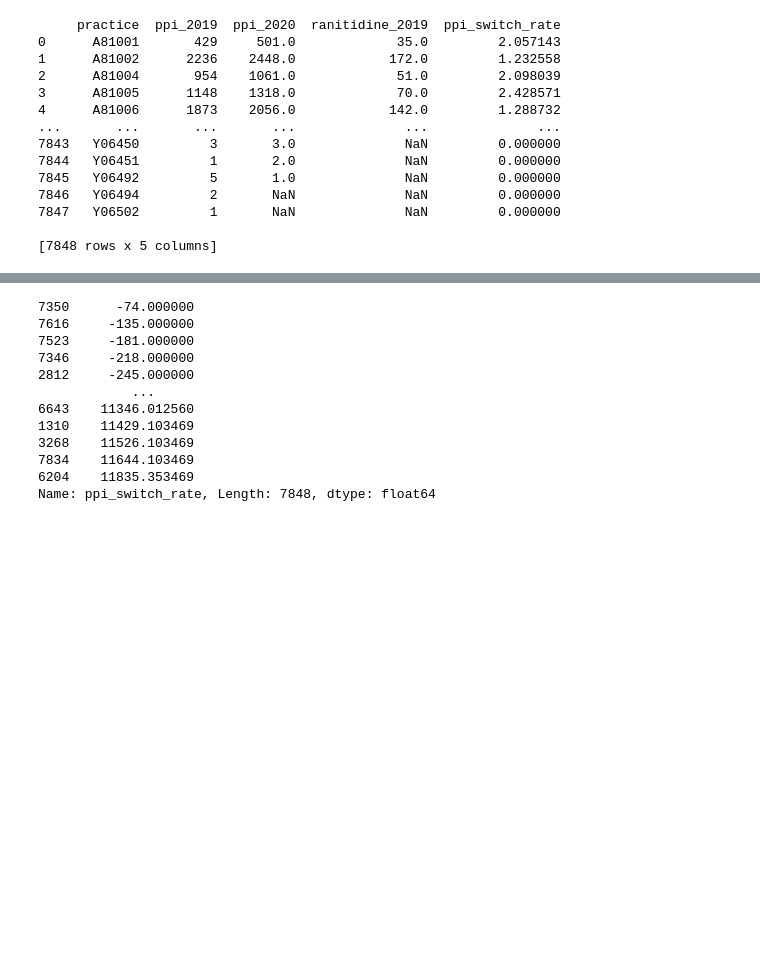
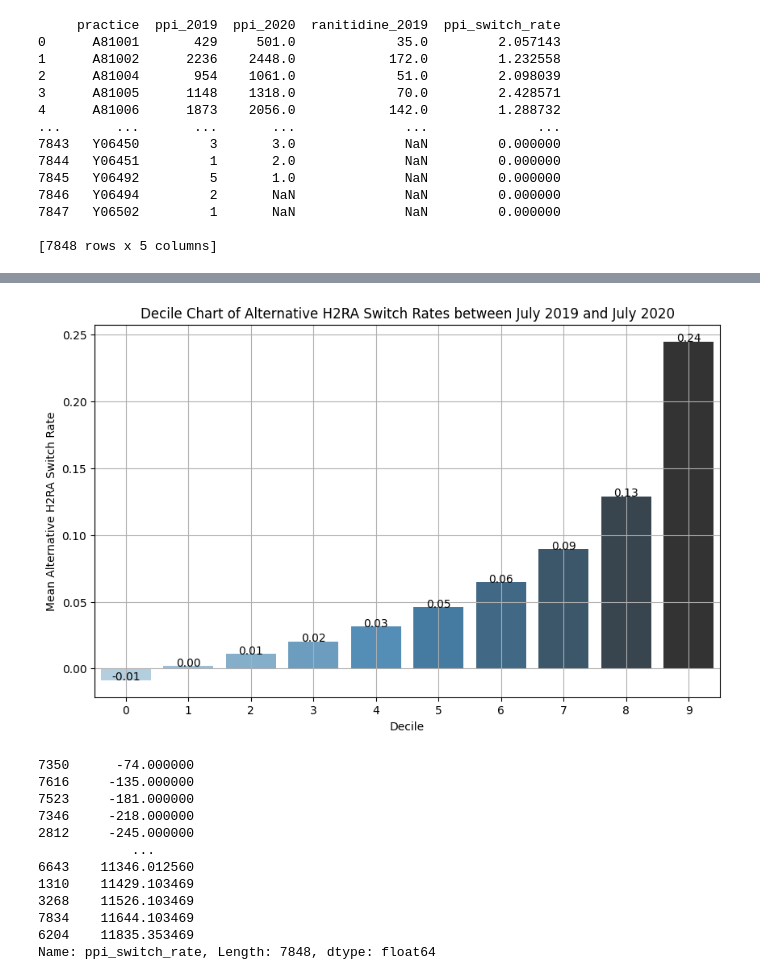
Before and after one commit to avanthika-sivakumar/med-student-omeprazole, a Jupyter notebook: notebooks/Omeprazole shortage.ipynb, the cells around one changed output, grey strips where cells are left out. Cells and saved outputs as stored; diff of their text form; code cells hidden in the pictures; blank space fills up the shorter version.

```diff
--- a/notebooks/Omeprazole shortage.ipynb
+++ b/notebooks/Omeprazole shortage.ipynb
@@ -1103,0 +1133,19 @@ print (PPI_switch_rate)
+# %%
+#Doing the same for alternative H2RAs
+
+#aggregating by practice for July 2019 and 2020
+H2RA_2019 = data_filtered_alternative_H2RA[data_filtered_alternative_H2RA['month'] == '2019-07-01'].groupby('practice')['items'].sum().reset_index(name='H2RA_2019')
+H2RA_2020 = data_filtered_alternative_H2RA[data_filtered_alternative_H2RA['month'] == '2020-07-01'].groupby('practice')['items'].sum().reset_index(name='H2RA_2020')
+
+#Calculating H2RA switch rate
+H2RA_switch_rate = H2RA_2019.merge(H2RA_2020, on='practice', how='left').merge(ranitidine_2019, on='practice', how='left') #create switchrate dataframe
+
+H2RA_switch_rate['H2RA_switch_rate'] = (H2RA_switch_rate['H2RA_2020'] - H2RA_switch_rate['H2RA_2019']) / H2RA_switch_rate['ranitidine_2019']
+
+#Account for NaN and positive / negative infinity
+H2RA_switch_rate['H2RA_switch_rate'] = H2RA_switch_rate['H2RA_switch_rate'].fillna(0)
+H2RA_switch_rate['H2RA_switch_rate'] = H2RA_switch_rate['H2RA_switch_rate'].replace([float('inf'), -float('inf')], 0)
+
+#fillna 0 for all of these cases.
+
+print (H2RA_switch_rate)
@@ -1104,3 +1167,32 @@ print (PPI_switch_rate)
+# %%
+# Step 1: Clean the data by removing NaN values from the 'H2RA_switch_rate' column. only rows that have values for both timepoints will remain.
+H2RA_switch_rate_cleaned = H2RA_switch_rate.dropna().copy()
+
+# Step 2: Calculate the deciles
+H2RA_switch_rate_cleaned.loc[:, 'decile'] = pd.qcut(H2RA_switch_rate_cleaned['H2RA_switch_rate'], 10, labels=False)
+#.loc is to specifically select decile column and avoid errors.
+
+# Step 3: Group by decile and calculate the mean ppi_switch_rate for each decile
+H2RA_decile_summary = H2RA_switch_rate_cleaned.groupby('decile')['H2RA_switch_rate'].mean()
+
+# Step 4: Plot the decile chart using seaborn
+plt.figure(figsize=(10, 6))
+sns.barplot(x=H2RA_decile_summary.index, y=H2RA_decile_summary.values, hue=H2RA_decile_summary.index, palette="Blues_d", legend=False)
+
+# Customize the chart
+plt.title('Decile Chart of Alternative H2RA Switch Rates between July 2019 and July 2020')
+plt.xlabel('Decile')
+plt.ylabel('Mean Alternative H2RA Switch Rate')
+plt.grid(True)
+
+# Annotate the bars with mean switch rates
+for i in range(len(H2RA_decile_summary)):
+    plt.text(i, H2RA_decile_summary.values[i], f"{H2RA_decile_summary.values[i]:.2f}", ha="center")
+
+# Show the plot
+plt.show()
+# %% [output]
+[figure, added]
 # %%
 #finding cumulative distribution for PPI switch rate
 sorted_ppi_switch_rate = PPI_switch_rate.sort_values(by = 'ppi_switch_rate')
```
Also changed, not shown: parts of 4 cells of this notebook.
